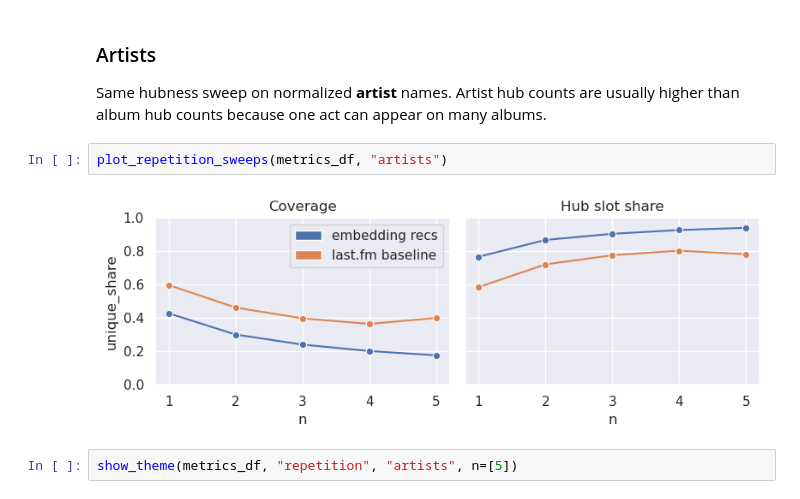
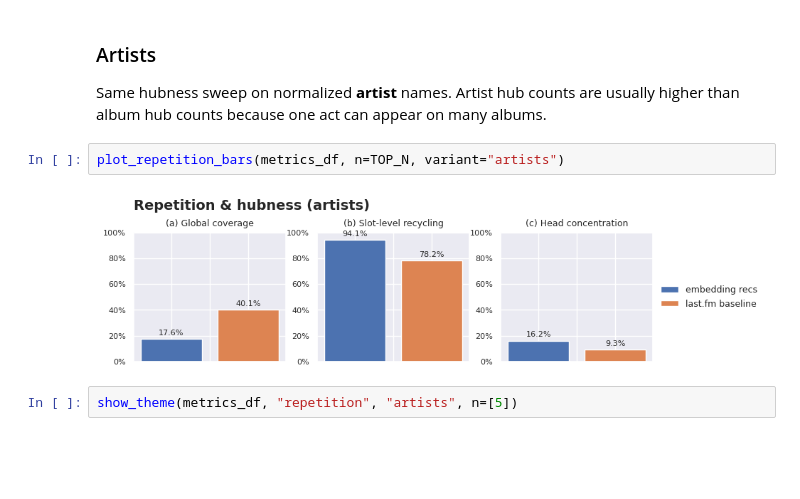
Before and after one commit to lbarleta/critical-listener, a Jupyter notebook: evaluation/lastfm_bench.ipynb, the cells around one changed output. Drawn from its saved outputs; the diff is of its cells as text; blank space fills up the shorter version.

```diff
--- a/evaluation/lastfm_bench.ipynb
+++ b/evaluation/lastfm_bench.ipynb
@@ -292,9 +329,9 @@ Name: query_count, dtype: int64
 
 Same hubness sweep on normalized **artist** names. Artist hub counts are usually higher than album hub counts because one act can appear on many albums.
 # %%
-plot_repetition_sweeps(metrics_df, "artists")
+plot_repetition_bars(metrics_df, n=TOP_N, variant="artists")
 # %% [output]
-[figure, old version]
+[figure, new version]
 # %%
 show_theme(metrics_df, "repetition", "artists", n=[5])
 # %% [output]
```
Also changed, not shown: parts of 20 cells of this notebook, 5 other files.
